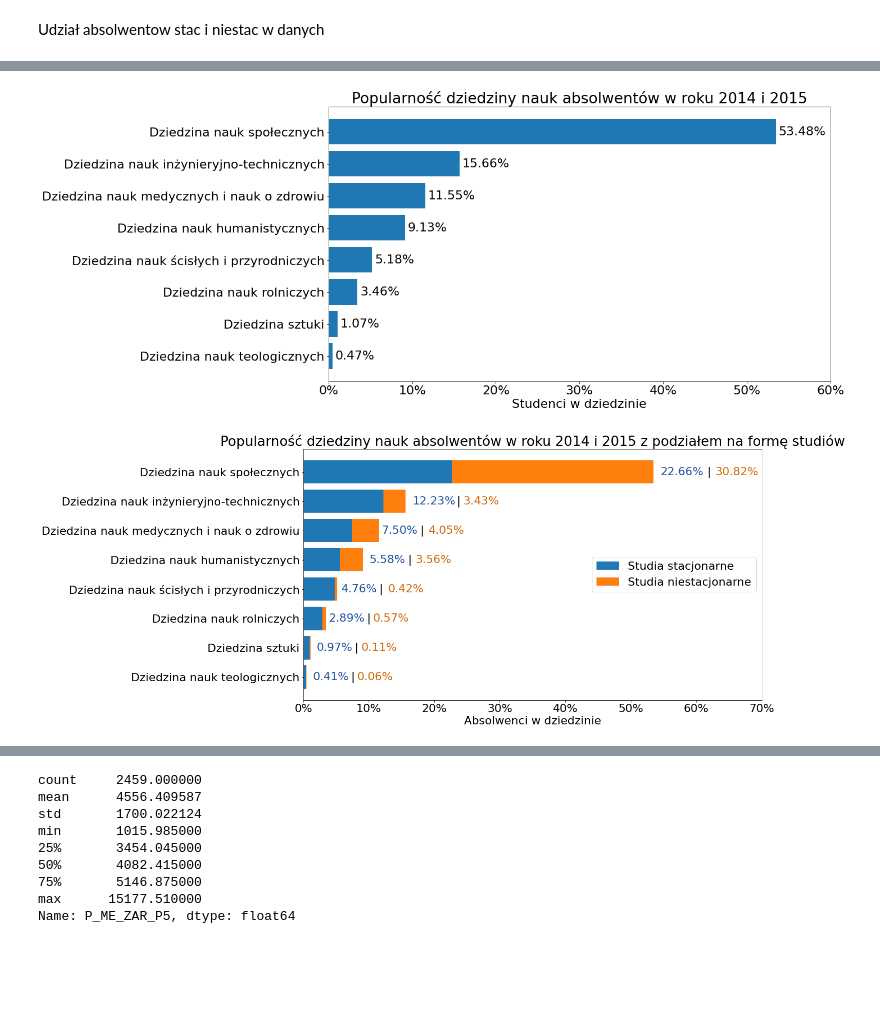
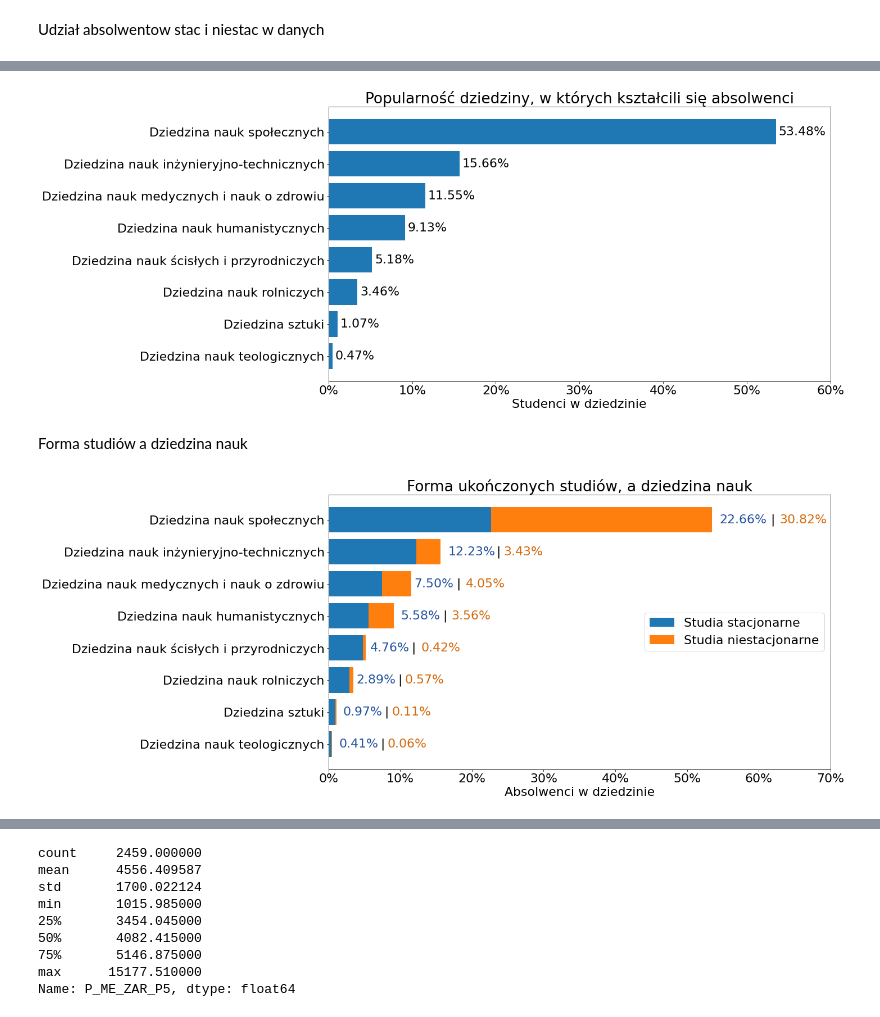
Before and after one commit to CptQuak/CasestudyGraduateEarnings, a Jupyter notebook: zadanie.ipynb, the cells around one changed output, grey strips where cells are left out. Drawn from its saved outputs; the diff is of its cells as text; code cells hidden in the pictures; blank space fills up the shorter version.

```diff
--- a/zadanie.ipynb
+++ b/zadanie.ipynb
@@ -134,7 +123,7 @@ dziedzinadata["P_N"] = dziedzinadata["P_N"] / dziedzinadata["P_N"].sum()
 
 plt.figure(figsize=(16,9))
 bars = plt.barh(y=dziedzinadata['P_DZIEDZINA'],width=dziedzinadata["P_N"])
-plt.title("Popularność dziedziny nauk absolwentów w roku 2014 i 2015")
+plt.title("Popularność dziedziny, w których kształcili się absolwenci")
 plt.bar_label(bars,labels=[f'{x:.2%}' for x in bars.datavalues],padding=5)
 plt.xlabel("Studenci w dziedzinie")
 plt.xticks([0,.1,.2,.3,.4,.5,.6,.7,.8,.9,1],labels=["0%","10%","20%","30%","40%","50%","60%","70%","80%","90%","100%"])
@@ -143,7 +132,9 @@ plt.grid(False)
 plt.savefig('plots/PopularnoscDziedzina.png', dpi=400, bbox_inches='tight')
 plt.show()
 # %% [output]
-[figure, old version]
+[figure, new version]
+# %% [markdown]
+Forma studiów a dziedzina nauk
 # %%
 # zgrupowanie wedlug dziedziny i zliczenie kierunkow w tej dziedzinie
 dziedzinadataForm = data1.groupby(["P_DZIEDZINA",'P_FORMA'])['P_N'].sum()
@@ -160,35 +151,25 @@ dataFN = dataFN.reset_index()
 dataFS = dataFS.set_index("P_DZIEDZINA")
 dataFS = dataFS.reindex(index=dziedzinadata["P_DZIEDZINA"])
 dataFS = dataFS.reset_index()
-plt.figure(figsize=(16,9))
-bars1 = plt.barh(y=dataFS['P_DZIEDZINA'],width=dataFS["P_N"])
-bars2 = plt.barh(y=dataFN['P_DZIEDZINA'],width=dataFN["P_N"],left=dataFS["P_N"])
-plt.legend(['Studia stacjonarne',"Studia niestacjonarne"],loc="right")
-
-plt.title("Popularność dziedziny nauk absolwentów w roku 2014 i 2015 z podziałem na formę studiów")
-# dopisanie informacji o % na wykresie
-plt.bar_label(bars1,labels=[f'{x:.2%}' if x>0.16  else "" for x in bars1.datavalues],padding=407,color="#21519e")
-plt.bar_label(bars1,labels=[f'{x:.2%}' if x>0.05 and x<0.14  else "" for x in bars1.datavalues],padding=57,color="#21519e")
-plt.bar_label(bars1,labels=[f'{x:.2%}' if x<0.05  else "" for x in bars1.datavalues],padding=13,color="#21519e")
-
-plt.bar_label(bars1,labels=['|' if x>0.16  else "" for x in bars1.datavalues],padding=497,color="black")
-plt.bar_label(bars1,labels=['|' if x>0.09 and x<0.14  else "" for x in bars1.datavalues],padding=142,color="black")
-plt.bar_label(bars1,labels=['|' if x>0.05 and x<0.09  else "" for x in bars1.datavalues],padding=132,color="black")
-plt.bar_label(bars1,labels=['|' if x<0.05  else "" for x in bars1.datavalues],padding=87,color="black")
-
-
-plt.bar_label(bars2,labels=[f'{x:.2%}' if x>0.16  else "" for x in bars2.datavalues],padding=120,color="#d46708")
-plt.bar_label(bars2,labels=[f'{x:.2%}' if x>0.03 and x<0.035  else "" for x in bars2.datavalues],padding=112,color="#d46708")
-plt.bar_label(bars2,labels=[f'{x:.2%}' if x>0.035 and x<0.04  else "" for x in bars2.datavalues],padding=102,color="#d46708")
-plt.bar_label(bars2,labels=[f'{x:.2%}' if x>0.04 and x<0.05  else "" for x in bars2.datavalues],padding=97,color="#d46708")
-plt.bar_label(bars2,labels=[f'{x:.2%}' if x>0.005 and x<0.01  else "" for x in bars2.datavalues],padding=92,color="#d46708")
-plt.bar_label(bars2,labels=[f'{x:.2%}' if x<0.005  else "" for x in bars2.datavalues],padding=99,color="#d46708")
-
-plt.xlabel(f'Absolwenci w dziedzinie')
-plt.xticks([0,.1,.2,.3,.4,.5,.6,.7,.8,.9,1],labels=["0%","10%","20%","30%","40%","50%","60%","70%","80%","90%","100%"])
-plt.xlim(right=.70)
-plt.grid(False)
-plt.savefig('plots/PopularnoscDziedzinaForma.png', dpi=400, bbox_inches='tight')
-plt.show()
-# %% [output]
-[figure, removed]
+# %%
+# stacked bars plot
+plt.figure(figsize=(16,9))
+bars1 = plt.barh(y=dataFS['P_DZIEDZINA'],width=dataFS["P_N"])
+bars2 = plt.barh(y=dataFN['P_DZIEDZINA'],width=dataFN["P_N"],left=dataFS["P_N"])
+plt.legend(['Studia stacjonarne',"Studia niestacjonarne"],loc="right")
+
+plt.title("Forma ukończonych studiów, a dziedzina nauk")
+
+# rysowanie po plocie w zewnetrznej funkcji
+# rysuje wartosci % przy barach
+from barPlotSpecialLabel import barPlotSpecialLabel
+barPlotSpecialLabel(bars1,bars2)
+
+plt.xlabel(f'Absolwenci w dziedzinie')
+plt.xticks([0,.1,.2,.3,.4,.5,.6,.7,.8,.9,1],labels=["0%","10%","20%","30%","40%","50%","60%","70%","80%","90%","100%"])
+plt.xlim(right=.70)
+plt.grid(False)
+plt.savefig('plots/PopularnoscDziedzinaForma.png', dpi=400, bbox_inches='tight')
+plt.show()
+# %% [output]
+[figure, added]
```
Also changed, not shown: parts of 21 cells of this notebook, 10 other files.
